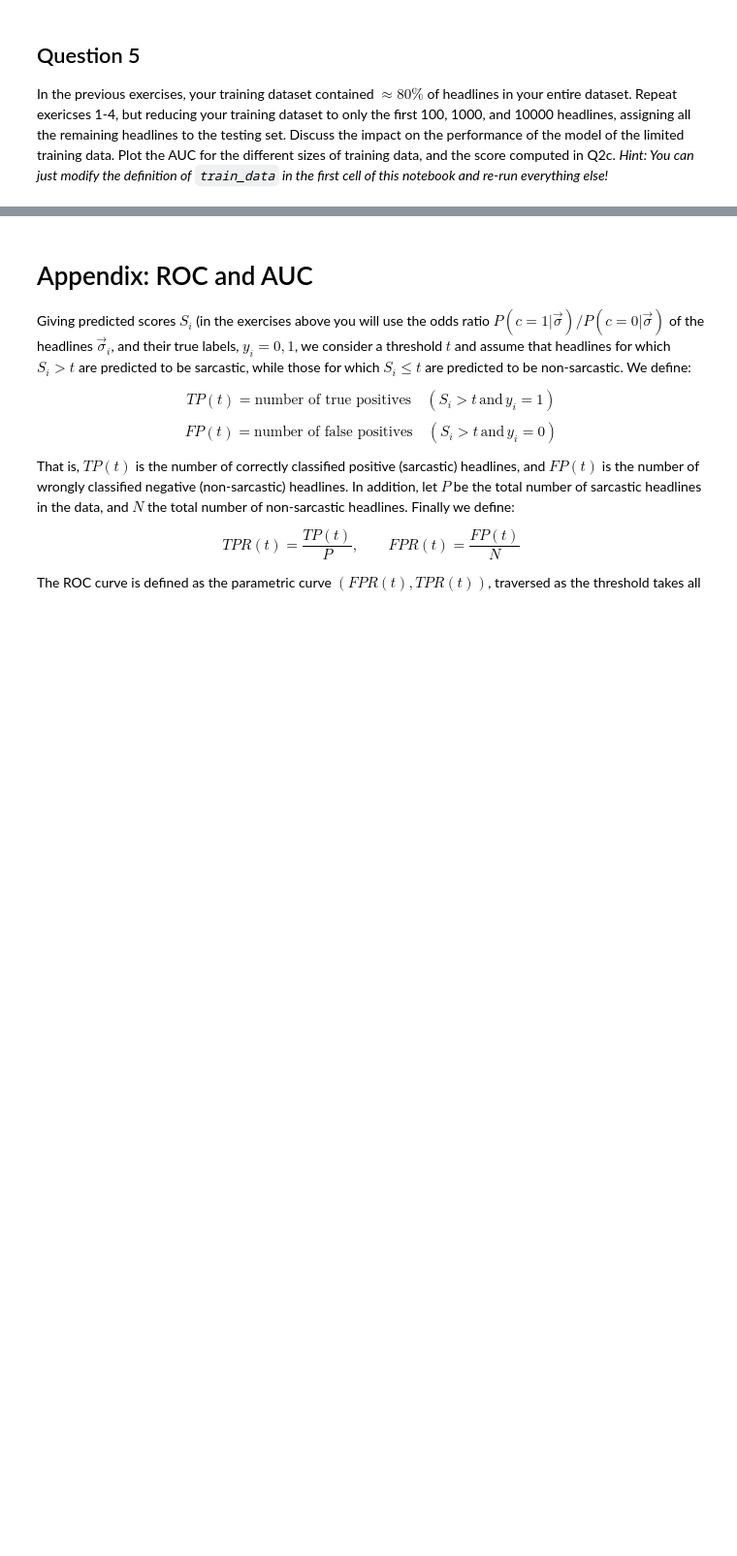
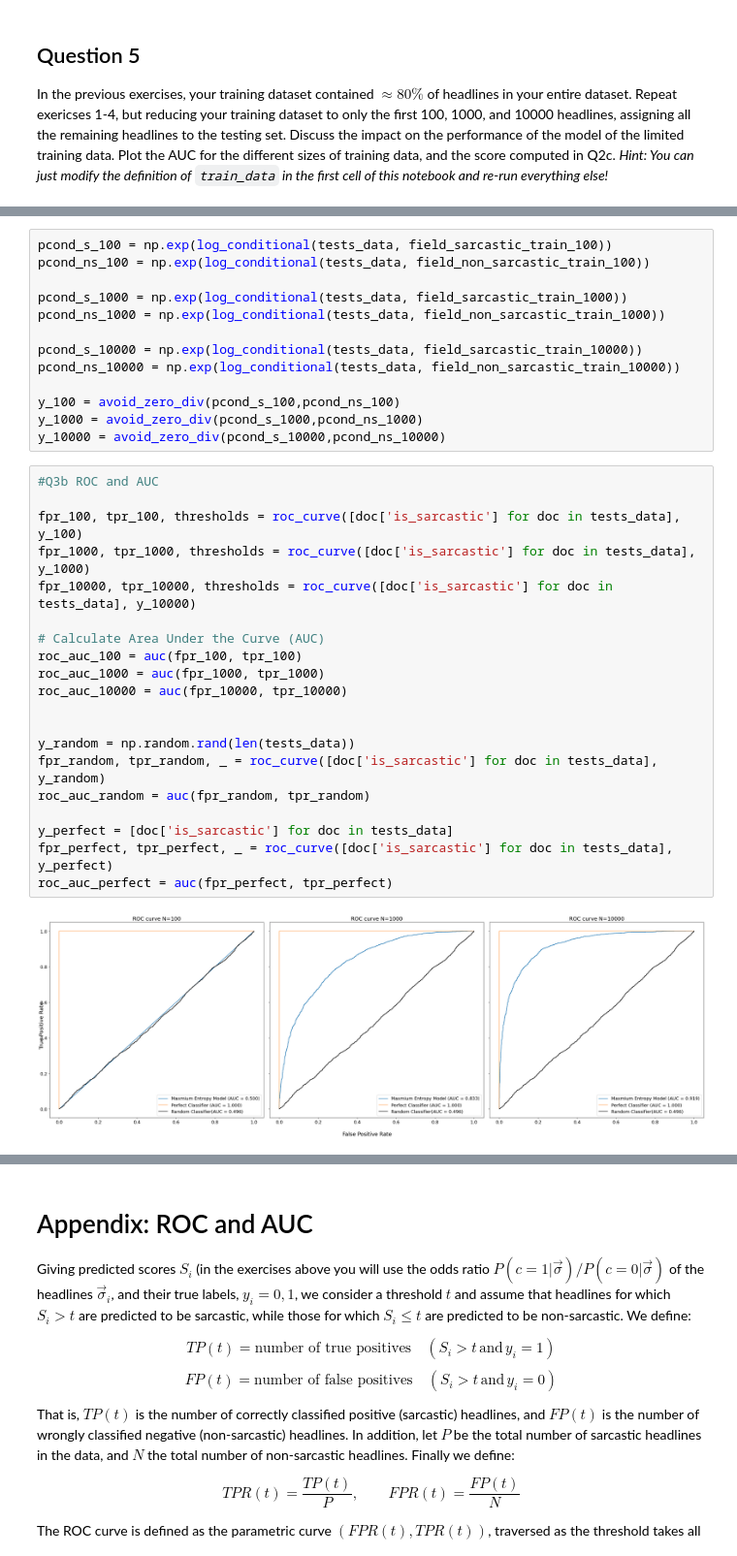
Before and after one commit to CEBangu/COGSCI316_Machine-Learning, a Jupyter notebook: Maximum Entropy Models/MaxEnt.ipynb, the cells around one changed output, grey strips where cells are left out. Shown at 97% size. Saved outputs shown, nothing was run; the diff lists cells and outputs as text; blank space fills up the shorter version.

```diff
--- a/Maximum Entropy Models/MaxEnt.ipynb
+++ b/Maximum Entropy Models/MaxEnt.ipynb
@@ -620,0 +684,35 @@ In the previous exercises, your training dataset contained $\approx 80\%$ of hea
+# %%
+pcond_s_100 = np.exp(log_conditional(tests_data, field_sarcastic_train_100))
+pcond_ns_100 = np.exp(log_conditional(tests_data, field_non_sarcastic_train_100))
+
+pcond_s_1000 = np.exp(log_conditional(tests_data, field_sarcastic_train_1000))
+pcond_ns_1000 = np.exp(log_conditional(tests_data, field_non_sarcastic_train_1000))
+
+pcond_s_10000 = np.exp(log_conditional(tests_data, field_sarcastic_train_10000))
+pcond_ns_10000 = np.exp(log_conditional(tests_data, field_non_sarcastic_train_10000))
+
+y_100 = avoid_zero_div(pcond_s_100,pcond_ns_100)
+y_1000 = avoid_zero_div(pcond_s_1000,pcond_ns_1000)
+y_10000 = avoid_zero_div(pcond_s_10000,pcond_ns_10000)
+# %%
+#Q3b ROC and AUC
+
+fpr_100, tpr_100, thresholds = roc_curve([doc['is_sarcastic'] for doc in tests_data], y_100)
+fpr_1000, tpr_1000, thresholds = roc_curve([doc['is_sarcastic'] for doc in tests_data], y_1000)
+fpr_10000, tpr_10000, thresholds = roc_curve([doc['is_sarcastic'] for doc in tests_data], y_10000)
+
+# Calculate Area Under the Curve (AUC)
+roc_auc_100 = auc(fpr_100, tpr_100)
+roc_auc_1000 = auc(fpr_1000, tpr_1000)
+roc_auc_10000 = auc(fpr_10000, tpr_10000)
+
+
+y_random = np.random.rand(len(tests_data))
+fpr_random, tpr_random, _ = roc_curve([doc['is_sarcastic'] for doc in tests_data], y_random)
+roc_auc_random = auc(fpr_random, tpr_random)
+
+y_perfect = [doc['is_sarcastic'] for doc in tests_data]
+fpr_perfect, tpr_perfect, _ = roc_curve([doc['is_sarcastic'] for doc in tests_data], y_perfect)
+roc_auc_perfect = auc(fpr_perfect, tpr_perfect)
+# %% [output]
+[figure, added]
```
Also changed, not shown: parts of 8 cells of this notebook, 1 other file.
